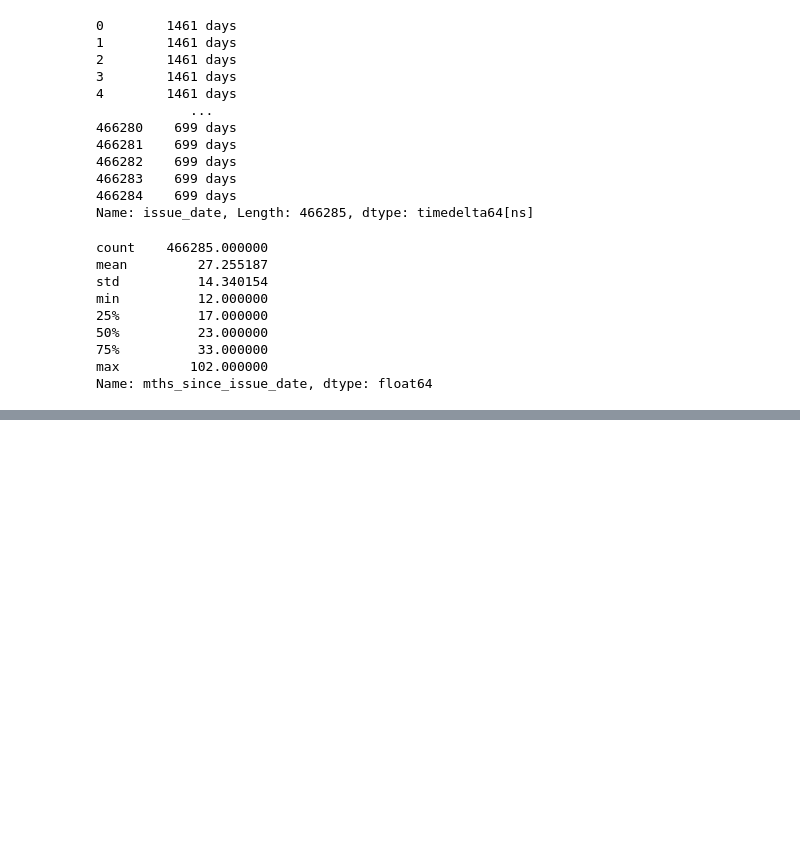
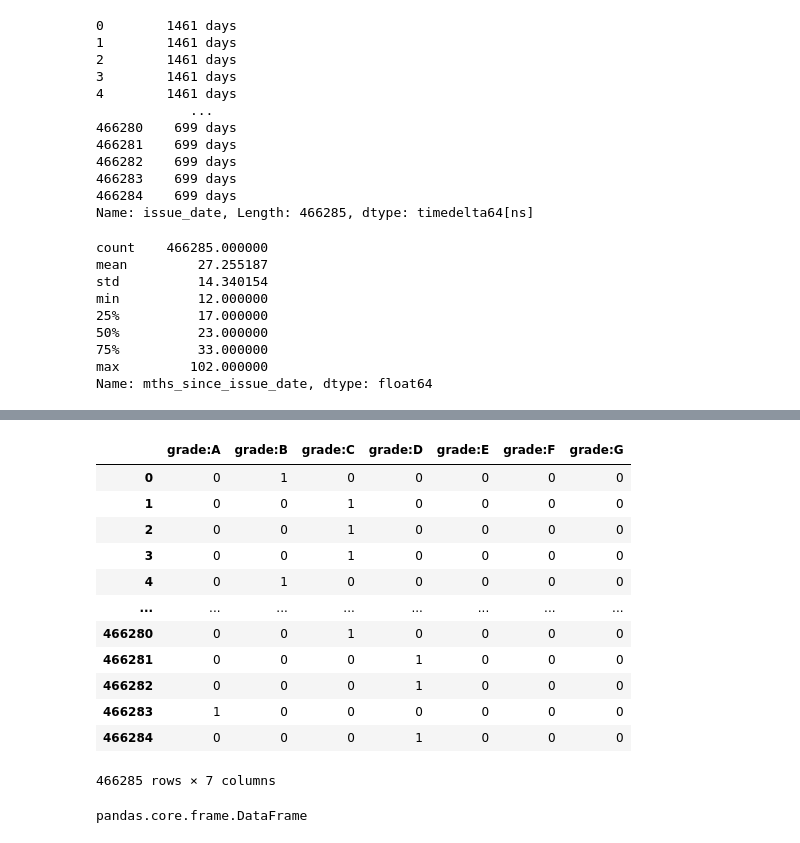
Before and after one commit to shruti-sriniv/Cred-Risk, a Jupyter notebook: Data Processing.ipynb, the cells around one changed output, grey strips where cells are left out. Cells and saved outputs as stored; diff of their text form; code cells hidden in the pictures; blank space fills up the shorter version.

Commit message:
finished dummy data

```diff
--- a/Data Processing.ipynb
+++ b/Data Processing.ipynb
@@ -255,8 +255,8 @@ Name: issue_date, Length: 466285, dtype: timedelta64[ns]
 # Adding this to a column named "mths_since_issue_date"
 # Using the describe method to see some statistics about the value we calculated
 
-loan_data['mths_since_issue_date'] = round(pd.to_numeric((pd.to_datetime('2015-12-01') - loan_data['issue_date']) / np.timedelta64(1, 'M')))
-loan_data['mths_since_issue_date'].describe()
+loan_data['mths_since_issue_d'] = round(pd.to_numeric((pd.to_datetime('2015-12-01') - loan_data['issue_date']) / np.timedelta64(1, 'M')))
+loan_data['mths_since_issue_d'].describe()
 # %% [output]
 count    466285.000000
 mean         27.255187
@@ -271,0 +294,36 @@ Name: mths_since_issue_date, dtype: float64
+# %%
+# The goal is to create "dummy variables"
+# These are binary indicators of whether or not a variable belongs to a certain category
+# get_dummies function is used
+
+pd.get_dummies(loan_data["grade"], prefix = "grade", prefix_sep = ':')
+# %% [output]
+|  | grade:A | grade:B | grade:C | grade:D | grade:E | grade:F | grade:G |
+| 0 | 0 | 1 | 0 | 0 | 0 | 0 | 0 |
+| 1 | 0 | 0 | 1 | 0 | 0 | 0 | 0 |
+| 2 | 0 | 0 | 1 | 0 | 0 | 0 | 0 |
+| 3 | 0 | 0 | 1 | 0 | 0 | 0 | 0 |
+| 4 | 0 | 1 | 0 | 0 | 0 | 0 | 0 |
+| ... | ... | ... | ... | ... | ... | ... | ... |
+| 466280 | 0 | 0 | 1 | 0 | 0 | 0 | 0 |
+| 466281 | 0 | 0 | 0 | 1 | 0 | 0 | 0 |
+| 466282 | 0 | 0 | 0 | 1 | 0 | 0 | 0 |
+| 466283 | 1 | 0 | 0 | 0 | 0 | 0 | 0 |
+| 466284 | 0 | 0 | 0 | 1 | 0 | 0 | 0 |
+466285 rows × 7 columns
+# %%
+# Adding all of these to a dataframe full of dummies
+
+loan_data_dummies = [pd.get_dummies(loan_data['grade'], prefix = 'grade', prefix_sep = ':'),
+                     pd.get_dummies(loan_data['sub_grade'], prefix = 'sub_grade', prefix_sep = ':'),
+                     pd.get_dummies(loan_data['home_ownership'], prefix = 'home_ownership', prefix_sep = ':'),
+                     pd.get_dummies(loan_data['verification_status'], prefix = 'verification_status', prefix_sep = ':'),
+                     pd.get_dummies(loan_data['loan_status'], prefix = 'loan_status', prefix_sep = ':'),
+                     pd.get_dummies(loan_data['purpose'], prefix = 'purpose', prefix_sep = ':'),
+                     pd.get_dummies(loan_data['addr_state'], prefix = 'addr_state', prefix_sep = ':'),
+                     pd.get_dummies(loan_data['initial_list_status'], prefix = 'initial_list_status', prefix_sep = ':')]
+
+loan_data_dummies = pd.concat(loan_data_dummies, axis = 1)
+type(loan_data_dummies)
+# %% [output]
+pandas.core.frame.DataFrame
```
Also changed, not shown: parts of 5 cells of this notebook.
